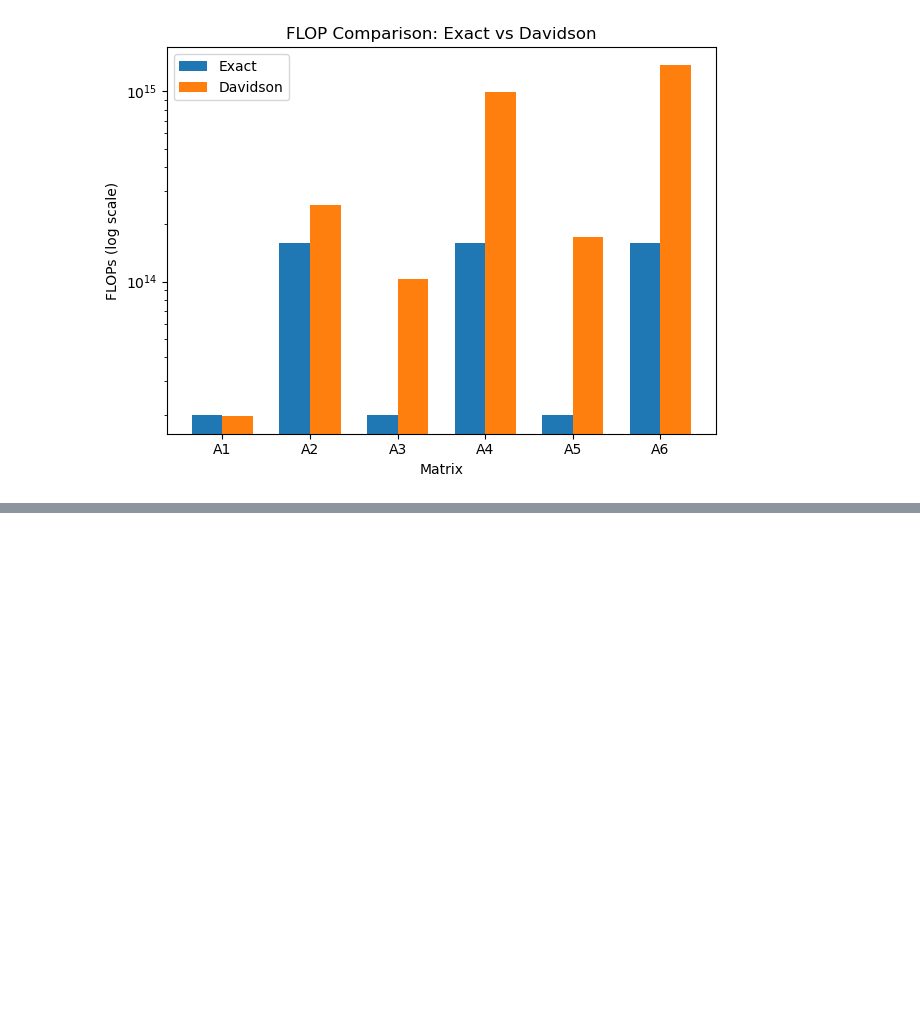
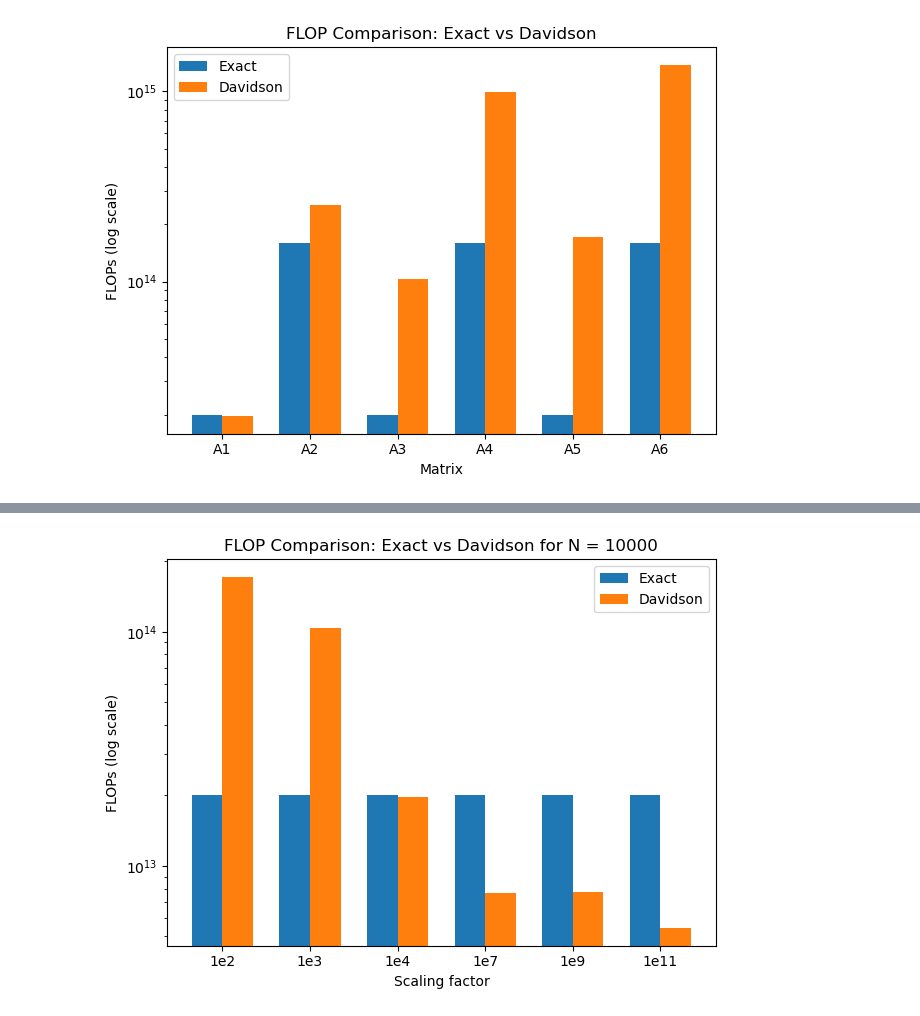
Before and after one commit to framere/Final_codes_MA, a Jupyter notebook: Davidson_jacobi/RANDOM_MATRIX/Plots.ipynb, the cells around one changed output, grey strips where cells are left out. Cells and saved outputs as stored; diff of their text form; code cells hidden in the pictures; blank space fills up the shorter version.

```diff
--- a/Davidson_jacobi/RANDOM_MATRIX/Plots.ipynb
+++ b/Davidson_jacobi/RANDOM_MATRIX/Plots.ipynb
@@ -26,0 +51,25 @@ plt.show()
+# %%
+larger_system_x = np.ones(6) * even_numbers
+smaller_system_x = np.ones(6) * odd_numbers
+
+flops_larger = np.array([1375833673055660, 989072830408400, 251611935895600, 52889116219360, 52695837864640, 40054858360000])
+flops_smaller = np.array([171401308803640, 103243812008660, 19634098930660, 7683516127680, 7713966805440, 5422167000000])
+
+labels = ['1e2', '1e3', '1e4', '1e7', '1e9', '1e11']
+
+x = np.arange(len(labels))
+
+width = 0.35
+
+plt.bar(x - width/2, smaller_system_x, width, label='Exact')
+plt.bar(x + width/2, flops_smaller, width, label='Davidson')
+plt.yscale('log')
+plt.ylabel('FLOPs (log scale)')
+plt.xlabel('Scaling factor')
+plt.title('FLOP Comparison: Exact vs Davidson for N = 10000')
+plt.xticks(x, labels)
+plt.legend()
+plt.tight_layout()
+plt.show()
+# %% [output]
+[figure, added]
```
Also changed, not shown: parts of 2 cells of this notebook, 3 other files.
